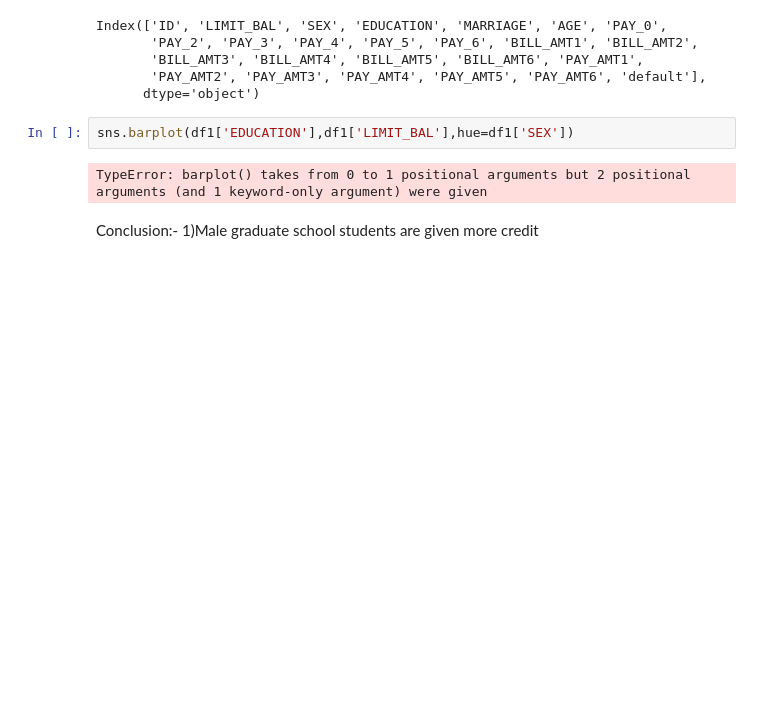
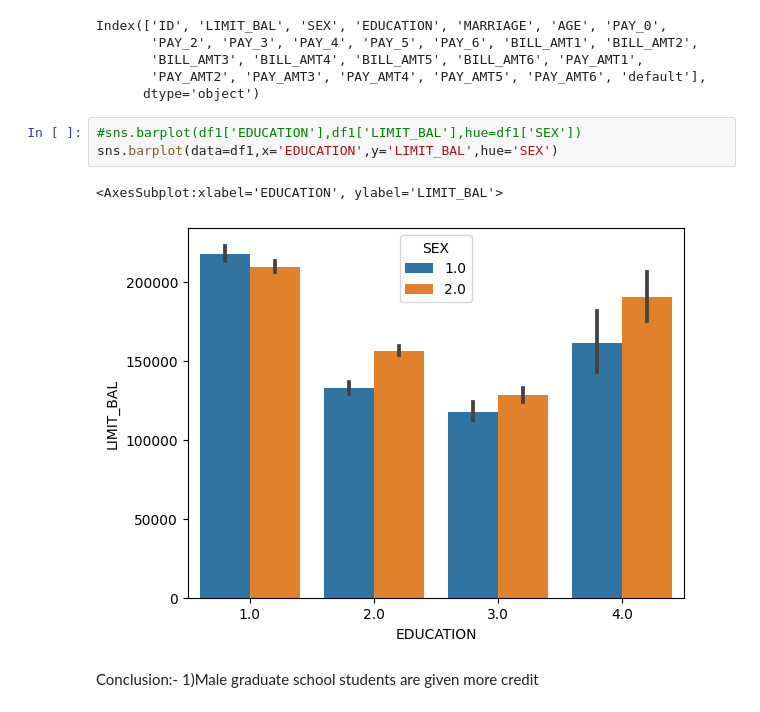
Before and after one commit to ARPITA-ds/Credit_card_fault_prediction, a Jupyter notebook: research/Credit Card Fault Detection final.ipynb, the cells around one changed output. Drawn from its saved outputs; the diff is of its cells as text; blank space fills up the shorter version.

Commit message:
Data Transformation Completed

```diff
--- a/research/Credit Card Fault Detection final.ipynb
+++ b/research/Credit Card Fault Detection final.ipynb
@@ -252,9 +252,11 @@ Index(['ID', 'LIMIT_BAL', 'SEX', 'EDUCATION', 'MARRIAGE', 'AGE', 'PAY_0',
        'PAY_AMT2', 'PAY_AMT3', 'PAY_AMT4', 'PAY_AMT5', 'PAY_AMT6', 'default'],
       dtype='object')
 # %%
-sns.barplot(df1['EDUCATION'],df1['LIMIT_BAL'],hue=df1['SEX'])
+#sns.barplot(df1['EDUCATION'],df1['LIMIT_BAL'],hue=df1['SEX'])
+sns.barplot(data=df1,x='EDUCATION',y='LIMIT_BAL',hue='SEX')
 # %% [output]
-TypeError: barplot() takes from 0 to 1 positional arguments but 2 positional arguments (and 1 keyword-only argument) were given
+<AxesSubplot:xlabel='EDUCATION', ylabel='LIMIT_BAL'>
+[figure, added]
 # %% [markdown]
 Conclusion:-
     1)Male graduate school students are given more credit
```
Also changed, not shown: parts of 22 cells of this notebook, 4 other files.
